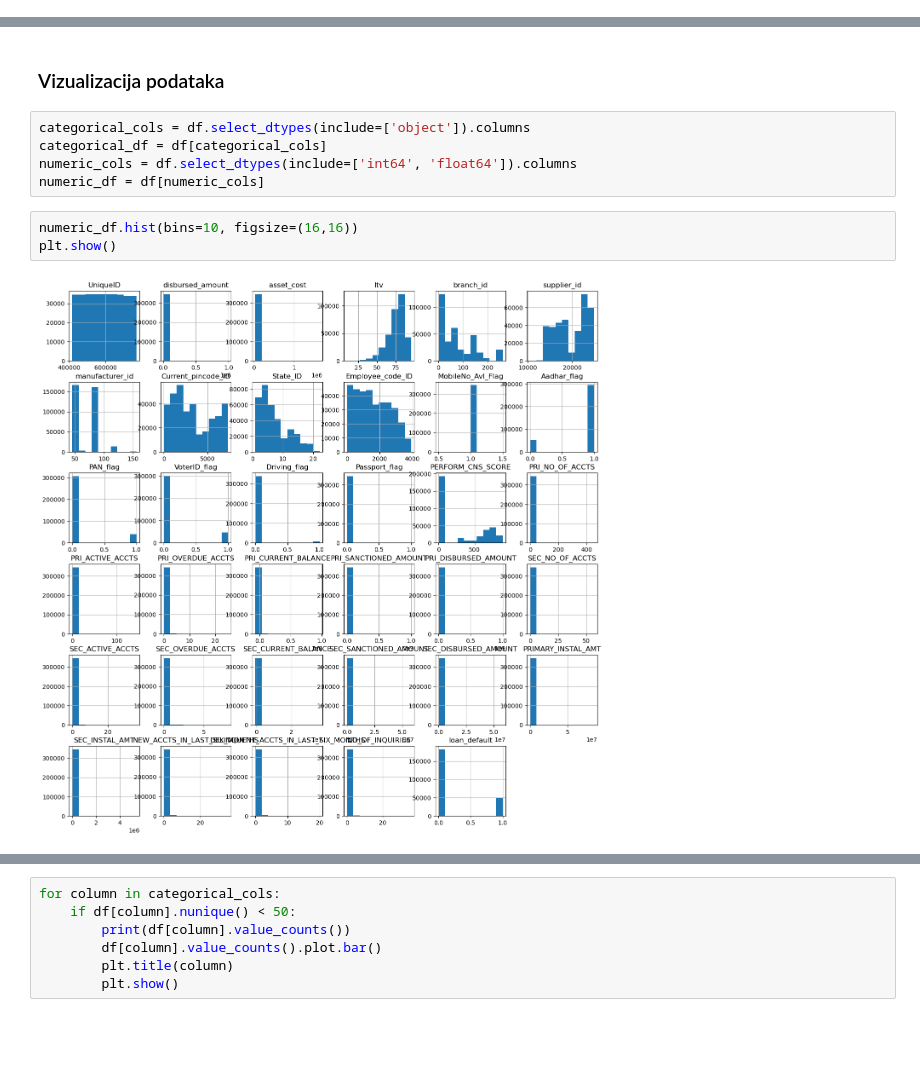
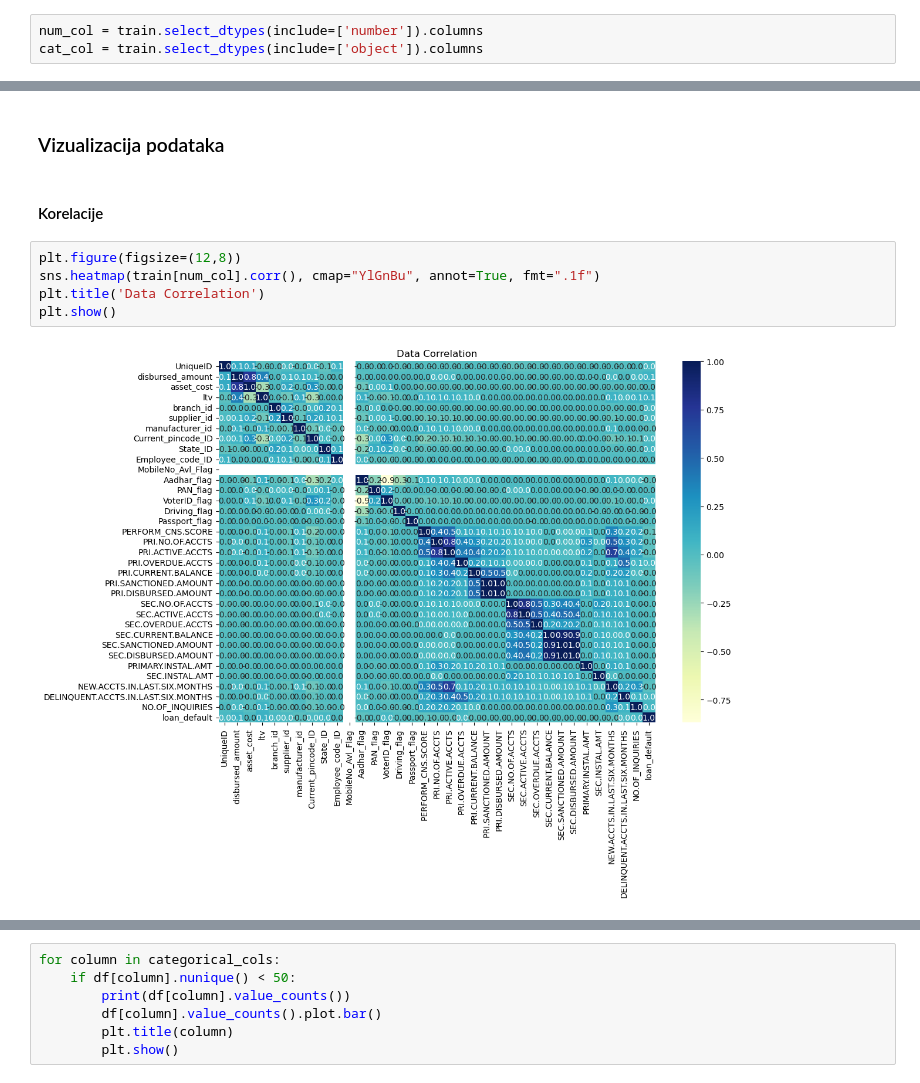
Before and after one commit to olimpijada72/car_loan_default, a Jupyter notebook: miron_projekat.ipynb, the cells around one changed output, grey strips where cells are left out. Cells and saved outputs as stored; diff of their text form; blank space fills up the shorter version.

```diff
--- a/miron_projekat.ipynb
+++ b/miron_projekat.ipynb
@@ -126,0 +127,3 @@ memory usage: 72.9+ MB
+# %%
+num_col = train.select_dtypes(include=['number']).columns
+cat_col = train.select_dtypes(include=['object']).columns
@@ -197,13 +212,12 @@ Undersampling većinske klase: Smanjenje broja instanci klase 0 kako bi se posti
 - Ponderisanje gubitka (Loss weighting): U modelu se mogu primeniti različite težine za greške klase 0 i klase 1 tokom treniranja, kako bi se penalizovale greške za manjinsku klasu.
 # %% [markdown]
 ### Vizualizacija podataka
-# %%
-categorical_cols = df.select_dtypes(include=['object']).columns
-categorical_df = df[categorical_cols]
-numeric_cols = df.select_dtypes(include=['int64', 'float64']).columns
-numeric_df = df[numeric_cols]
-# %%
-numeric_df.hist(bins=10, figsize=(16,16))
-plt.show()
-# %% [output]
-[figure, removed]
+# %% [markdown]
+#### Korelacije
+# %%
+plt.figure(figsize=(12,8))
+sns.heatmap(train[num_col].corr(), cmap="YlGnBu", annot=True, fmt=".1f")
+plt.title('Data Correlation')
+plt.show()
+# %% [output]
+[figure, added]
```
Also changed, not shown: parts of 17 cells of this notebook.
